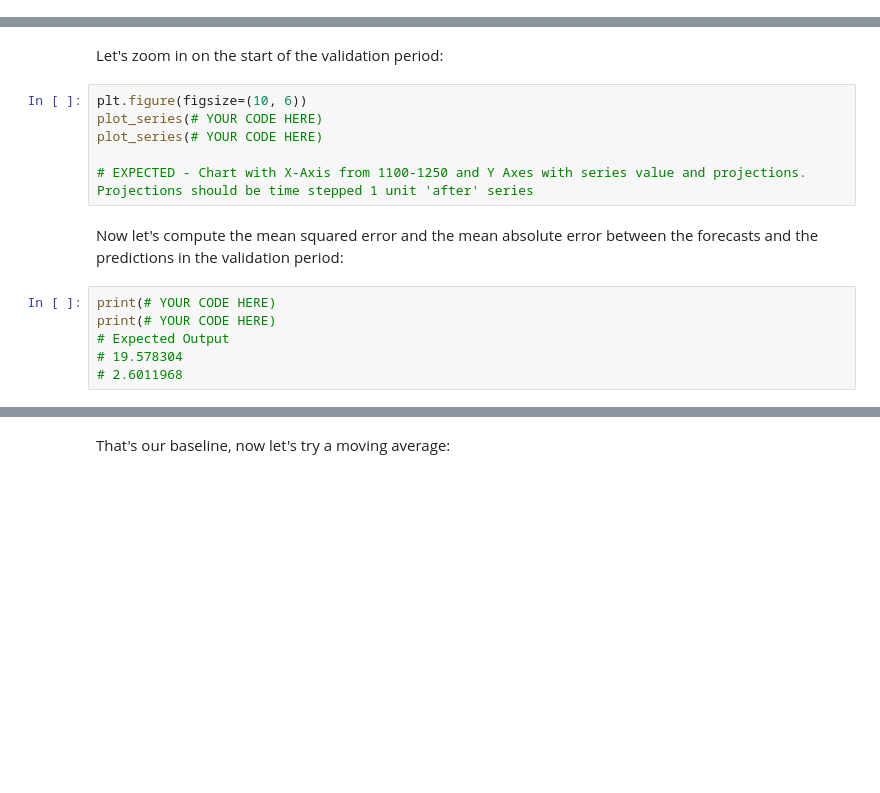
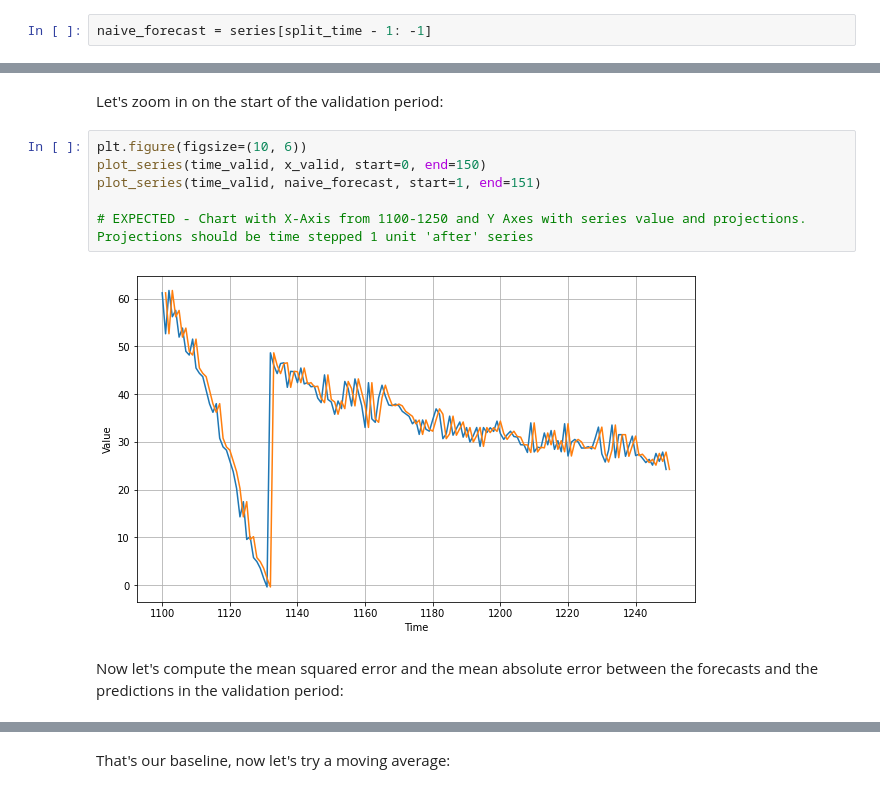
Before and after one commit to gmortuza/tensorflow_specialization, a Jupyter notebook: 4. Sequences, Time Series and Prediction/Week 1/Programming assignment/Week_1_Exercise_Question.ipynb, the cells around one changed output, grey strips where cells are left out. Saved outputs shown, nothing was run; the diff lists cells and outputs as text; blank space fills up the shorter version.

```diff
--- a/4. Sequences, Time Series and Prediction/Week 1/Programming assignment/Week_1_Exercise_Question.ipynb
+++ b/4. Sequences, Time Series and Prediction/Week 1/Programming assignment/Week_1_Exercise_Question.ipynb
@@ -98,3 +96,5 @@ naive_forecast = series[#YOUR CODE HERE]
+# %%
+naive_forecast = series[split_time - 1: -1]
 # %%
 plt.figure(figsize=(10, 6))
 plot_series(time_valid, x_valid)
@@ -105,15 +107,11 @@ plot_series(time_valid, naive_forecast)
 Let's zoom in on the start of the validation period:
 # %%
 plt.figure(figsize=(10, 6))
-plot_series(# YOUR CODE HERE)
-plot_series(# YOUR CODE HERE)
+plot_series(time_valid, x_valid, start=0, end=150)
+plot_series(time_valid, naive_forecast, start=1, end=151)
 
 # EXPECTED - Chart with X-Axis from 1100-1250 and Y Axes with series value and projections. Projections should be time stepped 1 unit 'after' series
+# %% [output]
+[figure, added]
 # %% [markdown]
 Now let's compute the mean squared error and the mean absolute error between the forecasts and the predictions in the validation period:
-# %%
-print(# YOUR CODE HERE)
-print(# YOUR CODE HERE)
-# Expected Output
-# 19.578304
-# 2.6011968
```
Also changed, not shown: parts of 14 cells of this notebook.
